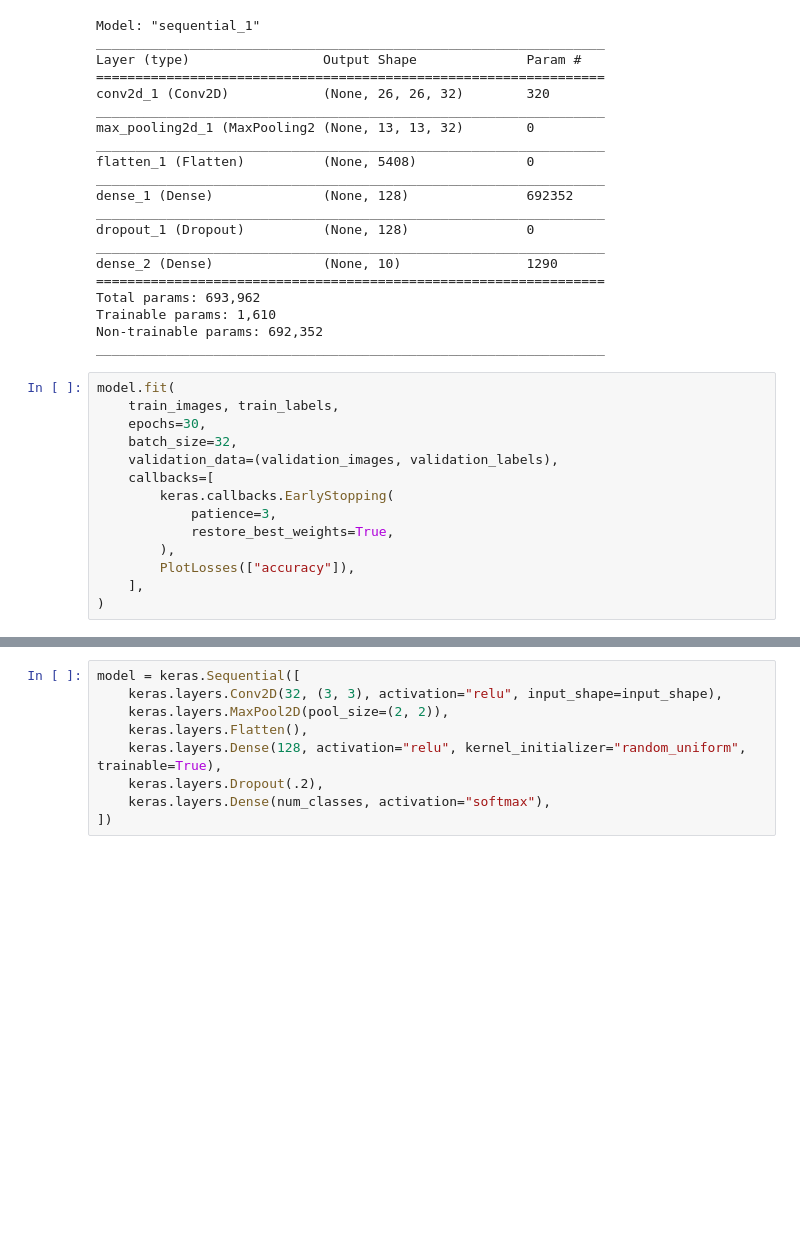
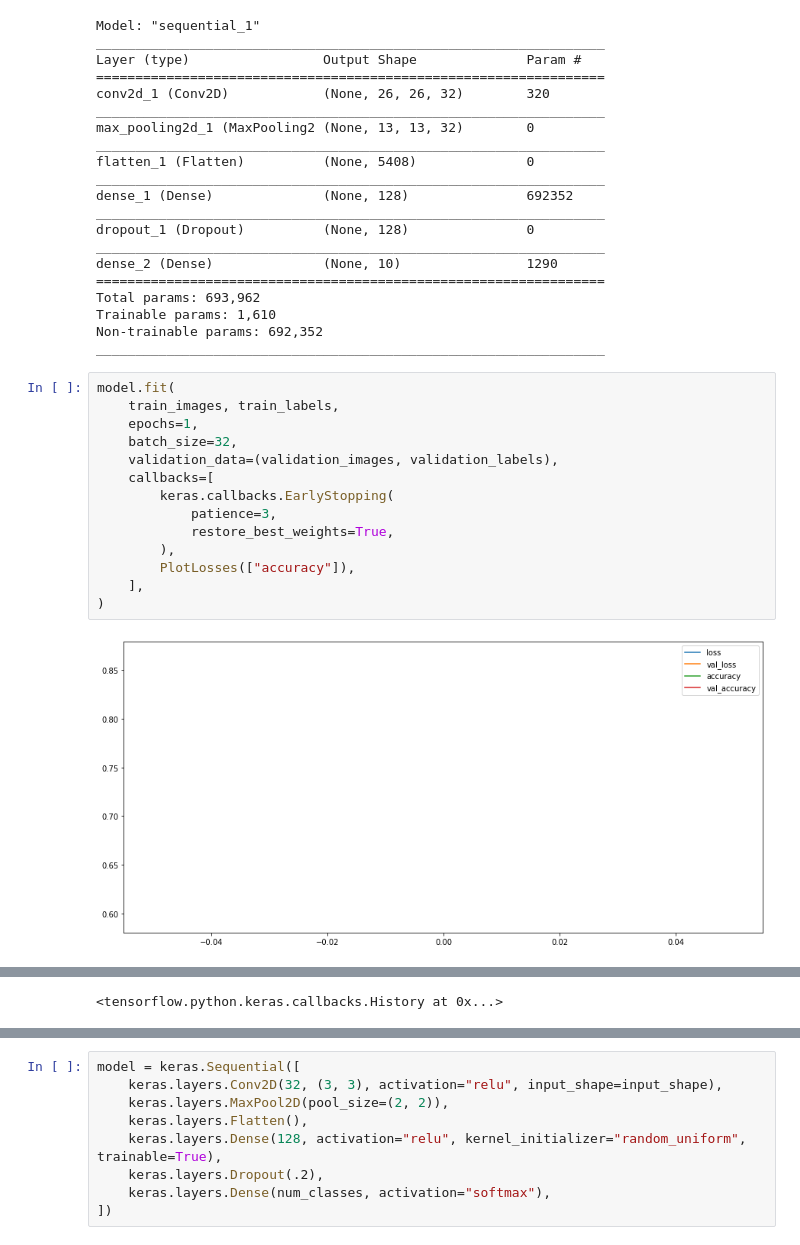
Before and after one commit to matejsladek/random_layers, a Jupyter notebook: code/experiments/mnist/Lecture notes replication.ipynb, the cells around one changed output, grey strips where cells are left out. Drawn from its saved outputs; the diff is of its cells as text; blank space fills up the shorter version.

```diff
--- a/code/experiments/mnist/Lecture notes replication.ipynb
+++ b/code/experiments/mnist/Lecture notes replication.ipynb
@@ -162,15 +162,16 @@ _________________________________________________________________
 # %%
 model.fit(
     train_images, train_labels,
-    epochs=30,
+    epochs=1,
     batch_size=32,
     validation_data=(validation_images, validation_labels),
     callbacks=[
         keras.callbacks.EarlyStopping(
             patience=3,
             restore_best_weights=True,
         ),
         PlotLosses(["accuracy"]),
     ],
 )
 # %% [output]
+[figure, added]
@@ -179,2 +179,3 @@ Epoch 1/30
+<tensorflow.python.keras.callbacks.History at 0x...>
 # %%
 model.evaluate(test_images, test_labels)
```
Also changed, not shown: parts of 7 cells of this notebook.
